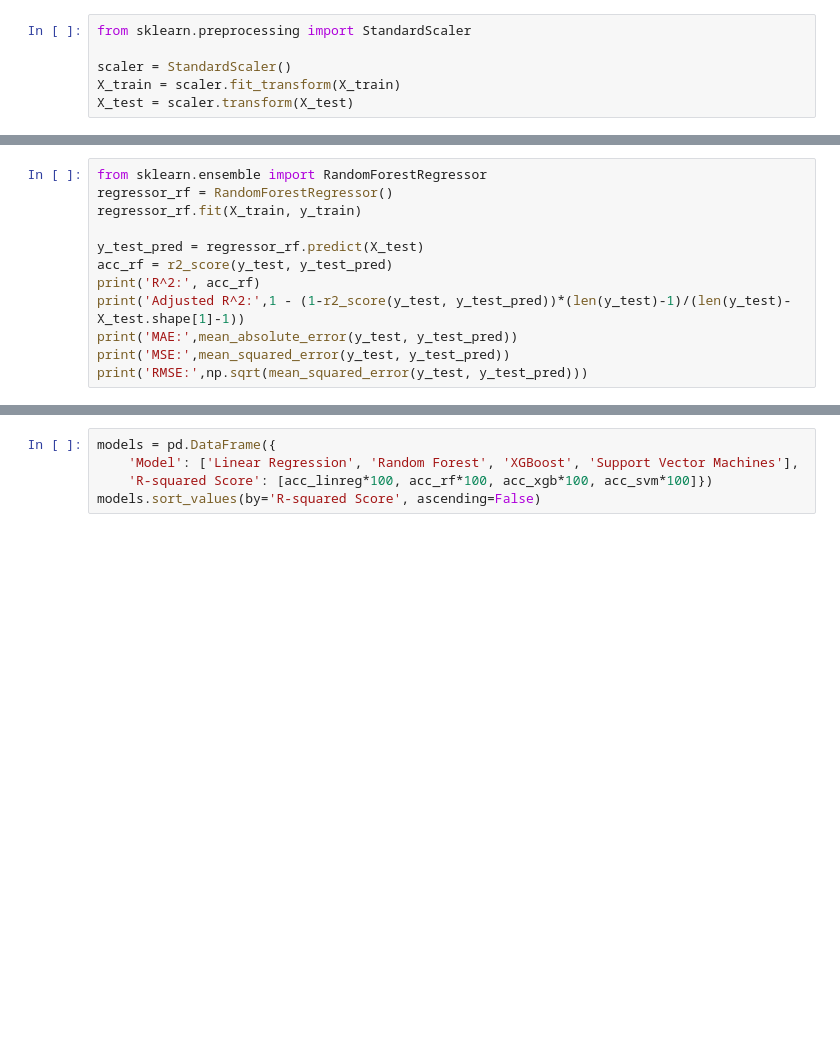
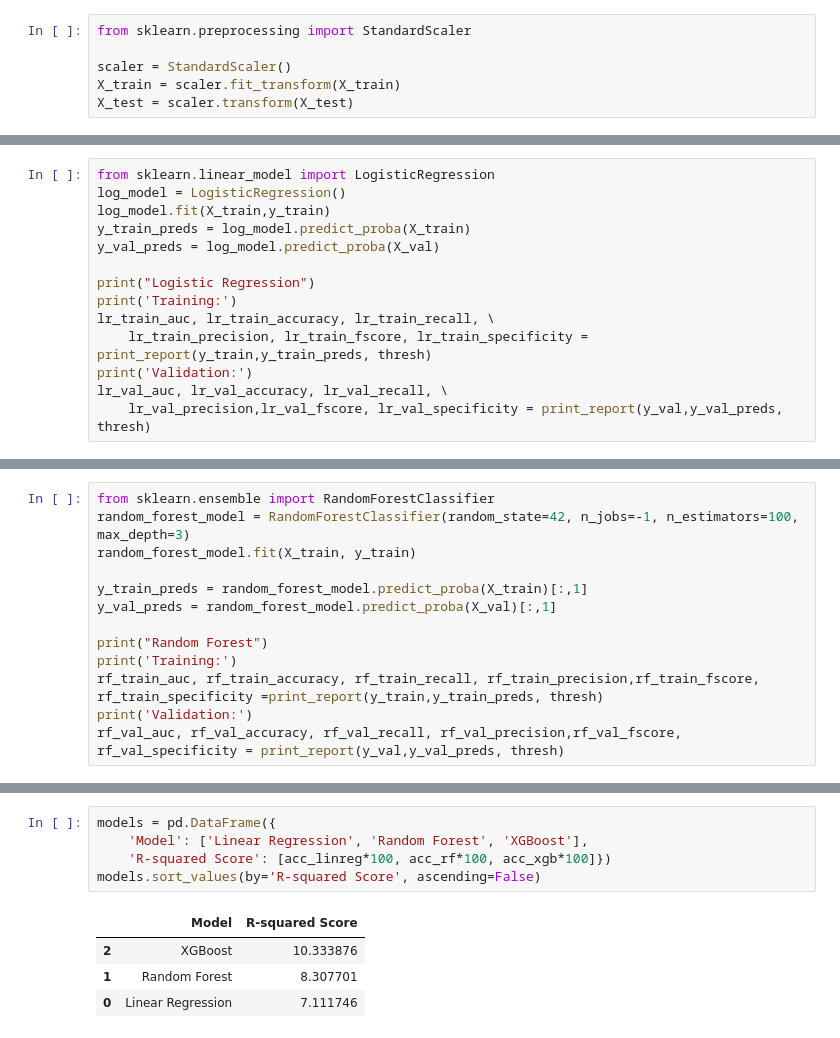
Before and after one commit to Const679/Python-Diabete, a Jupyter notebook: Final_project.ipynb, the cells around one changed output, grey strips where cells are left out. Cells and saved outputs as stored; diff of their text form; blank space fills up the shorter version.

```diff
--- a/Final_project.ipynb
+++ b/Final_project.ipynb
@@ -246,0 +265,14 @@ acc_svm = r2_score(y_test, svm_y_pred)
+# %%
+from sklearn.linear_model import LogisticRegression
+log_model = LogisticRegression()
+log_model.fit(X_train,y_train)
+y_train_preds = log_model.predict_proba(X_train)
+y_val_preds = log_model.predict_proba(X_val)
+
+print("Logistic Regression")
+print('Training:')
+lr_train_auc, lr_train_accuracy, lr_train_recall, \
+    lr_train_precision, lr_train_fscore, lr_train_specificity = print_report(y_train,y_train_preds, thresh)
+print('Validation:')
+lr_val_auc, lr_val_accuracy, lr_val_recall, \
+    lr_val_precision,lr_val_fscore, lr_val_specificity = print_report(y_val,y_val_preds, thresh)
@@ -260,12 +301,13 @@ print('RMSE:',np.sqrt(mean_squared_error(y_test, y_test_pred)))
-# %%
-from sklearn.ensemble import RandomForestRegressor
-regressor_rf = RandomForestRegressor()
-regressor_rf.fit(X_train, y_train)
-
-y_test_pred = regressor_rf.predict(X_test)
-acc_rf = r2_score(y_test, y_test_pred)
-print('R^2:', acc_rf)
-print('Adjusted R^2:',1 - (1-r2_score(y_test, y_test_pred))*(len(y_test)-1)/(len(y_test)-X_test.shape[1]-1))
-print('MAE:',mean_absolute_error(y_test, y_test_pred))
-print('MSE:',mean_squared_error(y_test, y_test_pred))
-print('RMSE:',np.sqrt(mean_squared_error(y_test, y_test_pred)))
+# %%
+from sklearn.ensemble import RandomForestClassifier
+random_forest_model = RandomForestClassifier(random_state=42, n_jobs=-1, n_estimators=100, max_depth=3)
+random_forest_model.fit(X_train, y_train)
+
+y_train_preds = random_forest_model.predict_proba(X_train)[:,1]
+y_val_preds = random_forest_model.predict_proba(X_val)[:,1]
+
+print("Random Forest")
+print('Training:')
+rf_train_auc, rf_train_accuracy, rf_train_recall, rf_train_precision,rf_train_fscore, rf_train_specificity =print_report(y_train,y_train_preds, thresh)
+print('Validation:')
+rf_val_auc, rf_val_accuracy, rf_val_recall, rf_val_precision,rf_val_fscore, rf_val_specificity = print_report(y_val,y_val_preds, thresh)
@@ -284,5 +338,10 @@ print('RMSE:',np.sqrt(mean_squared_error(y_test, y_test_pred)))
 # %%
 models = pd.DataFrame({
-    'Model': ['Linear Regression', 'Random Forest', 'XGBoost', 'Support Vector Machines'],
-    'R-squared Score': [acc_linreg*100, acc_rf*100, acc_xgb*100, acc_svm*100]})
+    'Model': ['Linear Regression', 'Random Forest', 'XGBoost'],
+    'R-squared Score': [acc_linreg*100, acc_rf*100, acc_xgb*100]})
 models.sort_values(by='R-squared Score', ascending=False)
+# %% [output]
+|  | Model | R-squared Score |
+| 2 | XGBoost | 10.333876 |
+| 1 | Random Forest | 8.307701 |
+| 0 | Linear Regression | 7.111746 |
```
Also changed, not shown: parts of 14 cells of this notebook.
